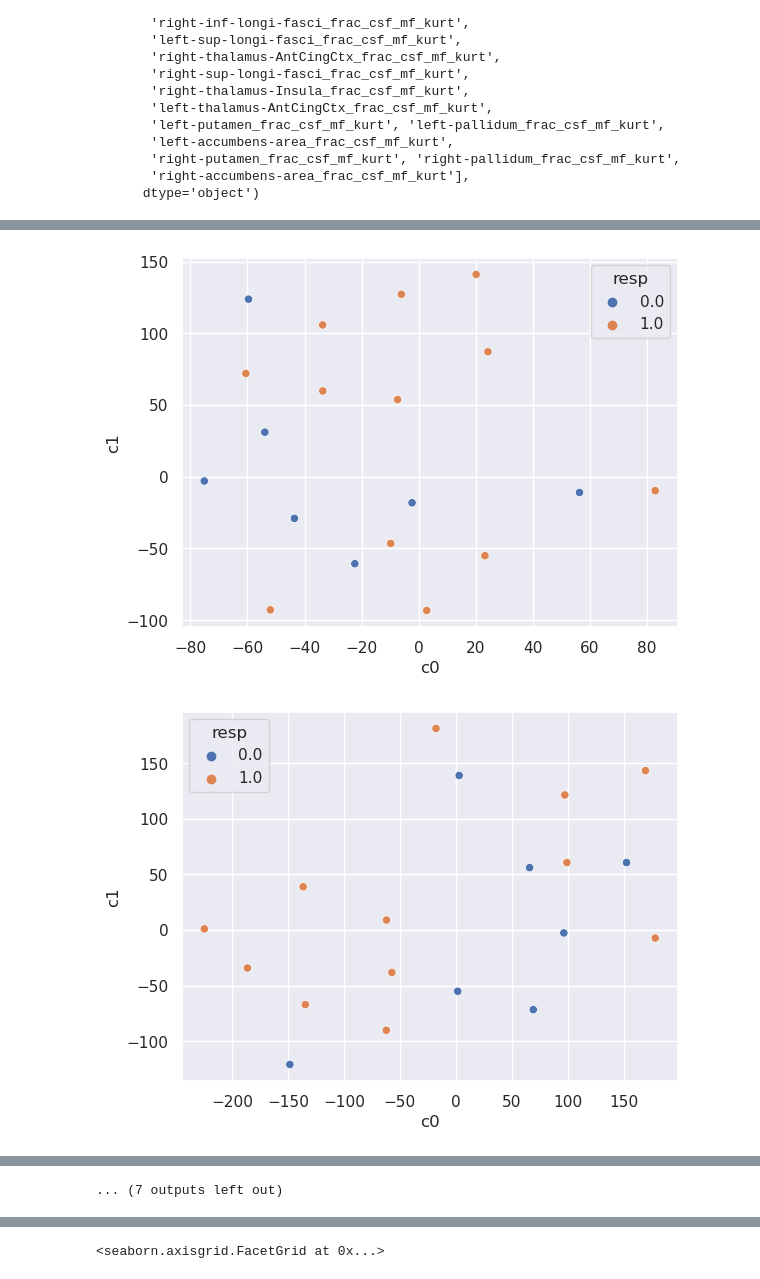
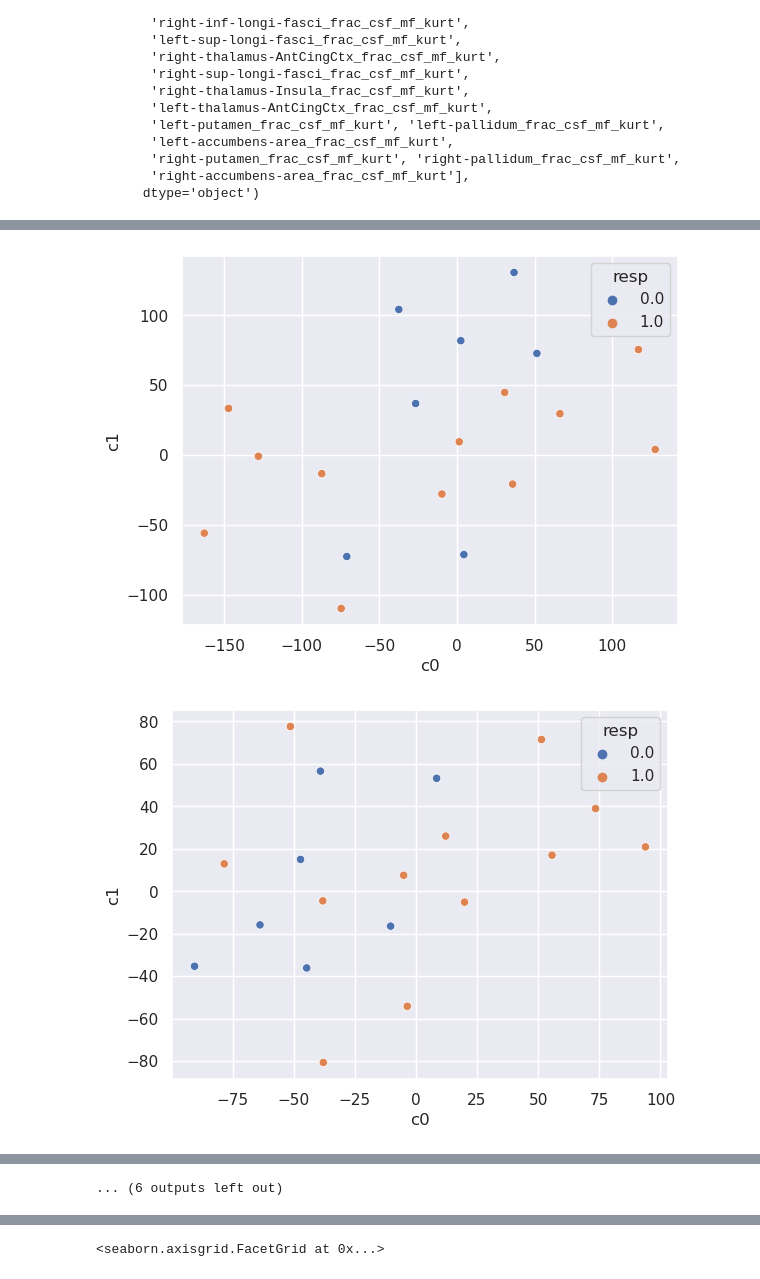
Before and after one commit to PiLAB-Medical-Imaging/TFE23-740_Epilepsy, a Jupyter notebook: src/analysis.ipynb, the cells around one changed output, grey strips where cells are left out. Cells and saved outputs as stored; diff of their text form; code cells hidden in the pictures.

```diff
--- a/src/analysis.ipynb
+++ b/src/analysis.ipynb
@@ -192,15 +192,15 @@ Y_pca = pd.concat([Y_pca, df["resp"]], axis=1)
 
 sns.scatterplot(Y_pca, x="c0", y="c1", hue="resp")
 
-for perplexity in range(2, 20):
+for perplexity in range(2, 19):
 
     tSNE = TSNE(
         n_components=2,
         perplexity=perplexity, # to change
         learning_rate="auto", # epslon
         n_iter=5000, # per essere sicuro delle convergenza
-        n_iter_without_progress=3000, # per stopparlo prima
-        init="pca",
+        #n_iter_without_progress=3000, # per stopparlo prima
+        #init="pca",
         method="exact", # it's slowert but out dataset is small so we can affort it
         n_jobs=-1, # run in parallel
     )
@@ -215,2 +215,2 @@ for perplexity in range(2, 20):
-[figure, old version]
+[figure, new version]
-[figure, old version]
+[figure, new version]
@@ -225,2 +225,2 @@ for perplexity in range(2, 20):
-... (7 outputs left out)
+... (6 outputs left out)
 # %%
```
Also changed, not shown: parts of 2 cells of this notebook, 2 other files.
